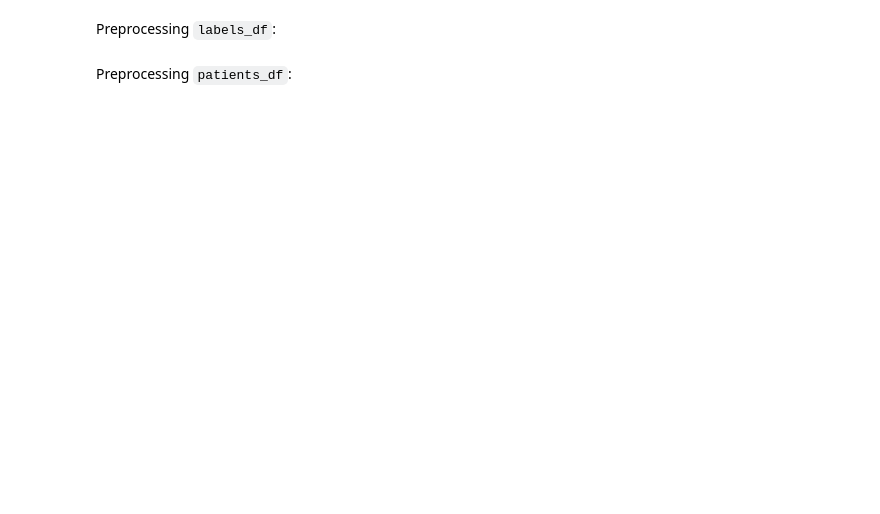
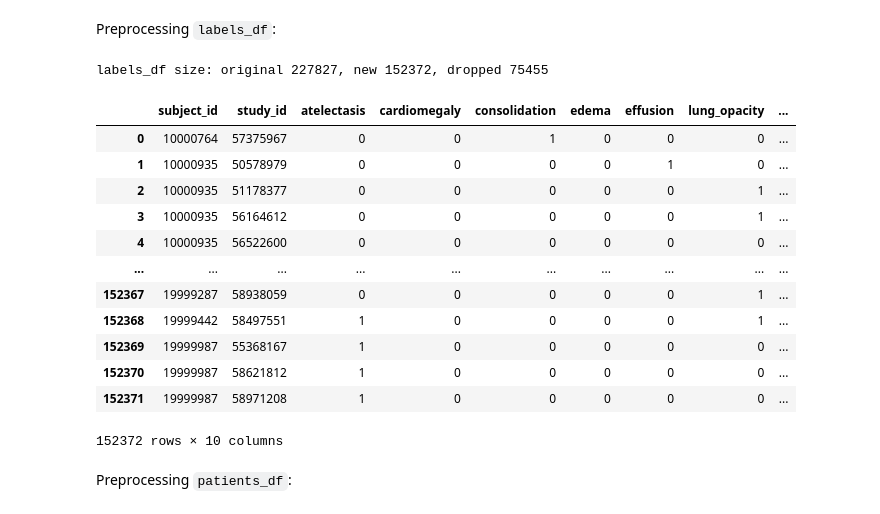
Before and after one commit to richardtml/metachest-dev, a Jupyter notebook: mimic.ipynb, the cells around one changed output. Saved outputs shown, nothing was run; the diff lists cells and outputs as text; code cells hidden in the pictures; blank space fills up the shorter version.

```diff
--- a/mimic.ipynb
+++ b/mimic.ipynb
@@ -17,6 +17,8 @@ UNIQUE_STUDIES = False
 # %% [markdown]
 ### Listing files
 # %%
+ds_name = 'mimic'
 config = read_toml('config.toml')
-base_dir = join(config['mimic_dir'], 'physionet.org/files/mimic-cxr-jpg/2.0.0')
+metachest_dir = config['metachest_dir']
+base_dir = join(config[f'{ds_name}_dir'], 'physionet.org/files/mimic-cxr-jpg/2.0.0')
 !ls -hs1 {base_dir}
@@ -55,26 +128,40 @@ Preprocessing `labels_df`:
 # %%
 original_size = len(labels_df)
 labels_df = labels_df[~(labels_df['No Finding'] == 1.0)]
 labels_df = labels_df.drop(['No Finding'], axis=1)
 
 labels_df = labels_df.rename(columns={
     'Pleural Effusion': 'Effusion',
     'Lung Opacity': 'Lung_opacity',
 })
 for pathology in PATHOLOGIES:
     labels_df = labels_df.rename(columns={pathology.capitalize(): pathology})
 
 labels_df = labels_df[['subject_id', 'study_id'] + PATHOLOGIES]
 
 labels_df = labels_df.fillna(0)
 labels_df = labels_df.replace(-1.0, 0)
 labels_df = labels_df.astype(int)
-labels_df = labels_df[labels_df[PATHOLOGIES].any(axis=1)]
 
 labels_df = labels_df.reset_index(drop=True)
 dropped_size = len(labels_df)
 print(f'labels_df size: original {original_size}, new {dropped_size}, dropped {original_size - dropped_size}')
 labels_df
+# %% [output]
+labels_df size: original 227827, new 152372, dropped 75455
+|  | subject_id | study_id | atelectasis | cardiomegaly | consolidation | edema | effusion | lung_opacity | ... |
+| 0 | 10000764 | 57375967 | 0 | 0 | 1 | 0 | 0 | 0 | ... |
+| 1 | 10000935 | 50578979 | 0 | 0 | 0 | 0 | 1 | 0 | ... |
+| 2 | 10000935 | 51178377 | 0 | 0 | 0 | 0 | 0 | 1 | ... |
+| 3 | 10000935 | 56164612 | 0 | 0 | 0 | 0 | 0 | 1 | ... |
+| 4 | 10000935 | 56522600 | 0 | 0 | 0 | 0 | 0 | 0 | ... |
+| ... | ... | ... | ... | ... | ... | ... | ... | ... | ... |
+| 152367 | 19999287 | 58938059 | 0 | 0 | 0 | 0 | 0 | 1 | ... |
+| 152368 | 19999442 | 58497551 | 1 | 0 | 0 | 0 | 0 | 1 | ... |
+| 152369 | 19999987 | 55368167 | 1 | 0 | 0 | 0 | 0 | 0 | ... |
+| 152370 | 19999987 | 58621812 | 1 | 0 | 0 | 0 | 0 | 0 | ... |
+| 152371 | 19999987 | 58971208 | 1 | 0 | 0 | 0 | 0 | 0 | ... |
+152372 rows × 10 columns
 # %% [markdown]
 Preprocessing `patients_df`:
 # %%
```
Also changed, not shown: parts of 22 cells of this notebook, 4 other files.
